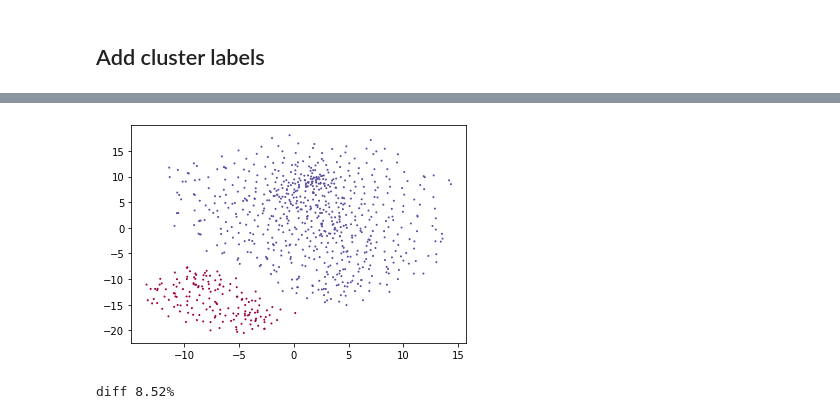
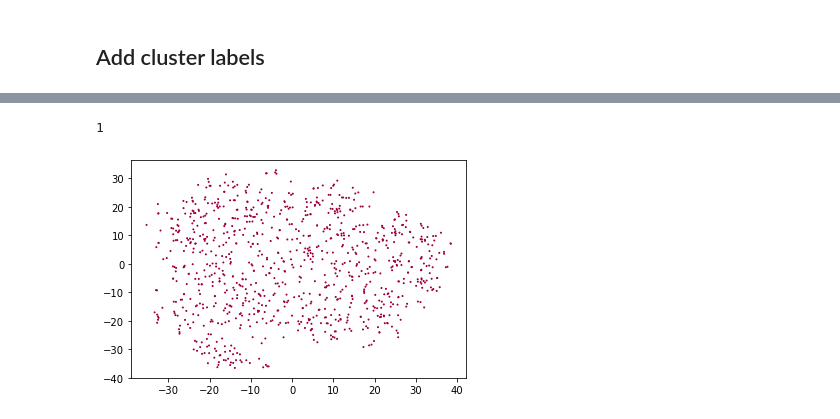
Before and after one commit to chingheng113/reStroke, a Jupyter notebook: experiments/clustering.ipynb, the cells around one changed output, grey strips where cells are left out. Saved outputs shown, nothing was run; the diff lists cells and outputs as text; code cells hidden in the pictures.

```diff
--- a/experiments/clustering.ipynb
+++ b/experiments/clustering.ipynb
@@ -5,3 +4,8 @@ import distython
 import os
 import seaborn as sns
 import matplotlib.pyplot as plt
+# %%
+tidy_data = pd.read_csv('tidy.csv')
+X_data = tidy_data.drop(['CHT_No', 'reStroke'], axis=1)
+X_data = X_data.drop(['Adm_AF_0otEKG', 'EKG_AF', 'Adm_AntiCO'], axis=1) # highly related to AF
+y_data = tidy_data[['reStroke']]
@@ -46 +54,4 @@ heom_metric = distython.HEOM(X_data, categorical_ix)
+# %%
+import distython
+heom_metric = distython.HEOM(X_data, categorical_ix, nan_equivalents = [np.nan])
 # %% [markdown]
@@ -96,16 +116,16 @@ plt.gca().set_aspect('equal', 'datalim')
 # %%
-# import hdbscan
-# umap_labels = hdbscan.HDBSCAN(min_samples=10, min_cluster_size=50).fit_predict(umap_heom_embedding)
+# umap_cluster = DBSCAN(eps = 0.3, min_samples = 10).fit(umap_heom_embedding)
+umap_cluster = hdbscan.HDBSCAN(
+    min_samples=30,
+    min_cluster_size=5,
+).fit(umap_heom_embedding)
 
-from sklearn.cluster import DBSCAN
-umap_labels = DBSCAN(eps=0.3, min_samples=5).fit_predict(umap_heom_embedding)
-
-clustered = (umap_labels >= 0)
 plt.clf()
-plt.scatter(umap_heom_embedding[clustered, 0],
-            umap_heom_embedding[clustered, 1],
-            c=umap_labels[clustered],
+plt.scatter(umap_heom_embedding[:, 0],
+            umap_heom_embedding[:, 1],
+            c=umap_cluster.labels_,
             s=1,
             cmap='Spectral');
-tidy_data['umap_label'] = umap_labels
+tidy_data['umap_label'] = umap_cluster.labels_
+print(len(set(umap_cluster.labels_)))
 # %% [output]
@@ -113,19 +134,21 @@ tidy_data['umap_label'] = umap_labels
 # %%
-# tsne_labels = hdbscan.HDBSCAN(min_samples=10, min_cluster_size=50).fit_predict(tsne_heom_embedding)
-tsne_labels = DBSCAN(eps=1.8, min_samples=3).fit_predict(tsne_heom_embedding)
-clustered = (tsne_labels >= 0)
+tsne_cluster = DBSCAN(eps = 2, min_samples = 15).fit(tsne_heom_embedding)
+# tsne_cluster = hdbscan.HDBSCAN(
+#     min_samples=10,
+#     min_cluster_size=2,
+# ).fit(tsne_heom_embedding)
 plt.clf()
-plt.scatter(tsne_heom_embedding[clustered, 0],
-            tsne_heom_embedding[clustered, 1],
-            c=tsne_labels[clustered],
+plt.scatter(tsne_heom_embedding[:, 0],
+            tsne_heom_embedding[:, 1],
+            c=tsne_cluster.labels_,
             s=1,
             cmap='Spectral');
-tidy_data['tsne_labels'] = tsne_labels
+tidy_data['tsne_labels'] = tsne_cluster.labels_
+print(len(set(tsne_cluster.labels_)))
 # %% [output]
+1
-[figure, old version]
+[figure, new version]
 # %%
-label_diff = umap_labels - tsne_labels
-print('diff %.2f%%' %(len(label_diff[label_diff !=0])/len(label_diff)*100))
+# label_diff = umap_labels - tsne_labels
+# print('diff %.2f%%' %(len(label_diff[label_diff !=0])/len(label_diff)*100))
-# %% [output]
-diff 8.52%
 # %%
```
Also changed, not shown: parts of 16 cells of this notebook, 5 other files.
